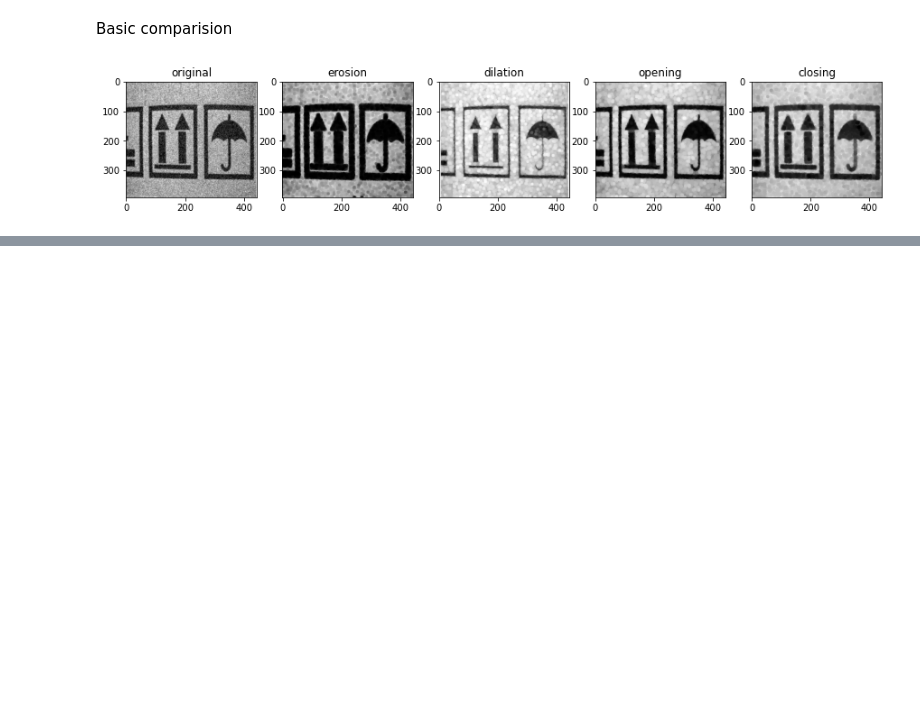
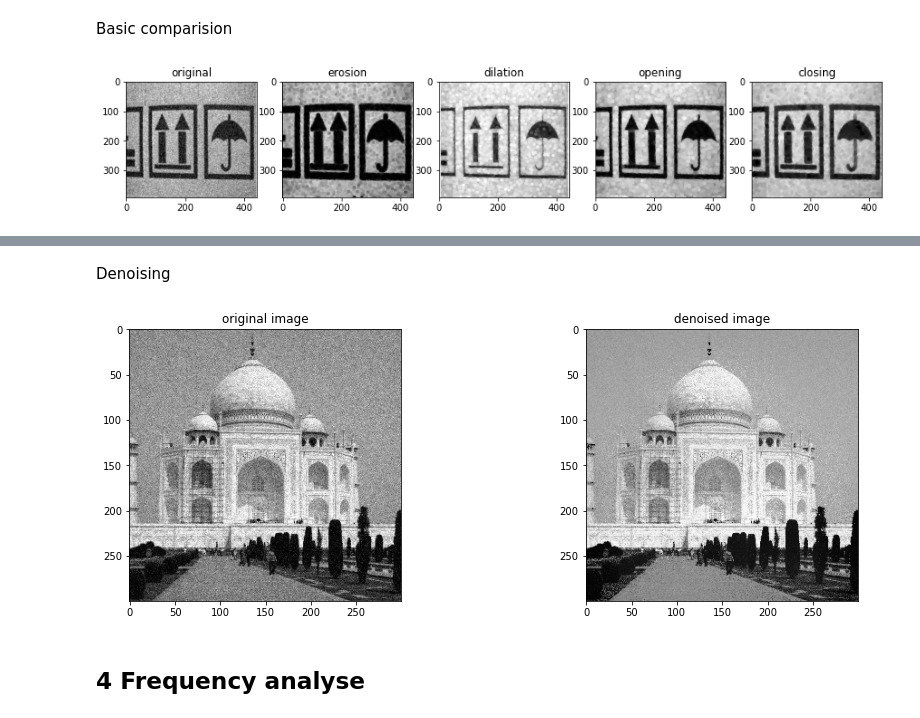
Before and after one commit to Tengfei-dare/Image_processing_notes, a Jupyter notebook: main.ipynb, the cells around one changed output, grey strips where cells are left out. Cells and saved outputs as stored; diff of their text form; code cells hidden in the pictures; blank space fills up the shorter version.

```diff
--- a/main.ipynb
+++ b/main.ipynb
@@ -303,0 +308,2 @@ im_counter +=1
+# %%
+SUBDIR = os.path.join(IMDIR, "spatial_filter")
@@ -303,0 +408,22 @@ im_counter +=1
+# %% [markdown]
+Denoising
+# %%
+from skimage.restoration import denoise_bilateral
+
+imagename = "taj_noisy.jpg"
+filename = os.path.join(SUBDIR, imagename)
+im = io.imread(filename, as_gray=True)
+im = im/np.max(im) # normalize value range to 0~1
+
+plt.subplot(121)
+plt.imshow(im, cmap='gray')
+plt.title('original image')
+
+plt.subplot(122)
+plt.imshow(denoise_bilateral(im, sigma_color=0.1, sigma_spatial=15), cmap='gray')
+plt.title('denoised image')
+plt.show()
+# %% [output]
+[figure, added]
+# %% [markdown]
+## 4 Frequency analyse
```
Also changed, not shown: parts of 15 cells of this notebook.
